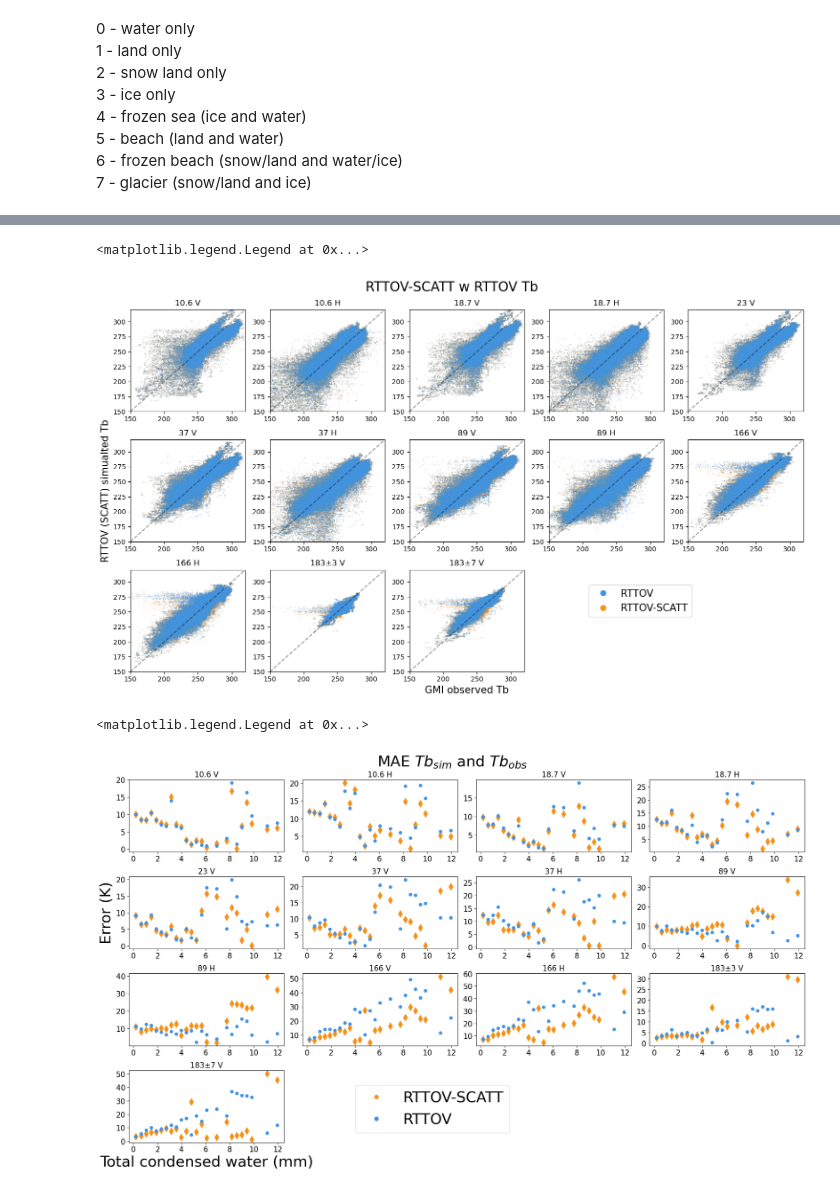
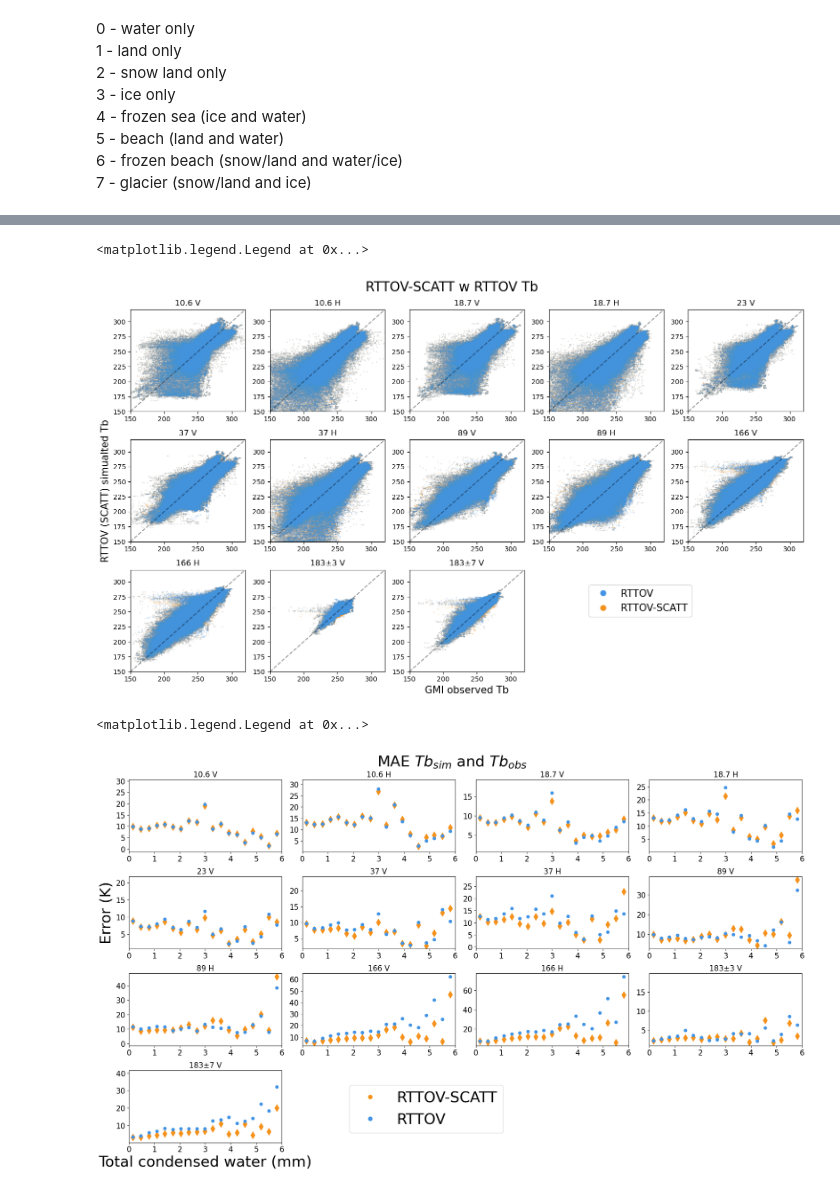
Before and after one commit to aoyako/atlas, a Jupyter notebook: visualizer/scatt_results.ipynb, the cells around one changed output, grey strips where cells are left out. Saved outputs shown, nothing was run; the diff lists cells and outputs as text; code cells hidden in the pictures.

```diff
--- a/visualizer/scatt_results.ipynb
+++ b/visualizer/scatt_results.ipynb
@@ -9,7 +9,11 @@ from metpy.calc import mixing_ratio_from_specific_humidity, density
 from metpy.units import units
 from metpy.constants import g
 # %%
-files = q.list_files('/mnt/nas04/mykhailo/atlas_data_pmbase/2014')
+files = q.list_files('/mnt/nas04/mykhailo/atlas_data_pmbase/2014') +\
+        q.list_files('/mnt/nas04/mykhailo/atlas_data_pmbase/2015') +\
+        q.list_files('/mnt/nas04/mykhailo/atlas_data_pmbase/2016') +\
+        q.list_files('/mnt/nas04/mykhailo/atlas_data_pmbase/2017') +\
+        q.list_files('/mnt/nas04/mykhailo/atlas_data_pmbase/2018')
 
 tc_gmi_files = sorted(list(filter(lambda x: 'gmi_tc' in x, files)))
 tc_sim_scatt_files = sorted(list(filter(lambda x: 'Tc_hydro_13ch' in x, files)))
@@ -87,6 +91,10 @@ ice_mask = autosnow == 3
 frozen_sea_mask = autosnow == 4
 beach_mask = (autosnow == 5) | (autosnow == 6)
 glacier_mask = autosnow == 7
+
+lat_mask = (lat >= 40) | (lat <= -40)
+
+valid_mask = valid_mask & lat_mask
 # %%
 channels = q.gmi_channels()
 # %%
@@ -181,11 +189,11 @@ legend_handles = [
 plt.legend(handles=legend_handles, bbox_to_anchor=(2.5, 0.9), fontsize=15)
 # %% [output]
 <matplotlib.legend.Legend at 0x...>
-[figure, old version]
+[figure, new version]
 # %%
 use_mask = land_mask | snow_mask | ice_mask
 
-nbins = 30
+nbins = 40
 
 bins = np.linspace(tcwv[use_mask].min(), tcwv[use_mask].max(), nbins+1)
 
@@ -205,34 +213,35 @@ for chan in range(13):
 
         avg_errors_clear.append(np.mean(np.abs(error_clear[bin_mask,chan])))
         avg_errors_scatt.append(np.mean(np.abs(error_scatt[bin_mask,chan])))
 
     avg_errors_clear = np.array(avg_errors_clear)
     avg_errors_scatt = np.array(avg_errors_scatt)
 
     bin_centers = (bins[:-1] + bins[1:]) / 2
 
     plt.scatter(bin_centers, avg_errors_scatt, c='#F5921B', marker='d', label='rttov-scatt', s=100)
     plt.scatter(bin_centers, avg_errors_clear, c='#4394E5', label='rttov')
 
     if chan == 12:
         plt.xlabel('Total condensed water (mm)', fontsize=30)
     if chan == 4:
         plt.ylabel('Error (K)', fontsize=30)
     plt.xticks(fontsize=15)
     plt.yticks(fontsize=15)
     plt.title(channels[chan], fontsize=15)
+    plt.xlim(0, 6)
 
 plt.suptitle('MAE $Tb_{sim}$ and $Tb_{obs}$', fontsize=30)
 plt.tight_layout()
 
 legend_handles = [
     matplotlib.lines.Line2D([0], [0], marker='o', color='w', markerfacecolor='#F5921B', markersize=10, label='RTTOV-SCATT'),
     matplotlib.lines.Line2D([0], [0], marker='o', color='w', markerfacecolor='#4394E5', markersize=10, label='RTTOV'),
 ]
 plt.legend(handles=legend_handles, bbox_to_anchor=(2.5, 0.9), fontsize=30)
 # %% [output]
 <matplotlib.legend.Legend at 0x...>
-[figure, old version]
+[figure, new version]
 # %%
 from mpl_toolkits.basemap import Basemap
 
```
Also changed, not shown: parts of 3 cells of this notebook, 8 other files.
